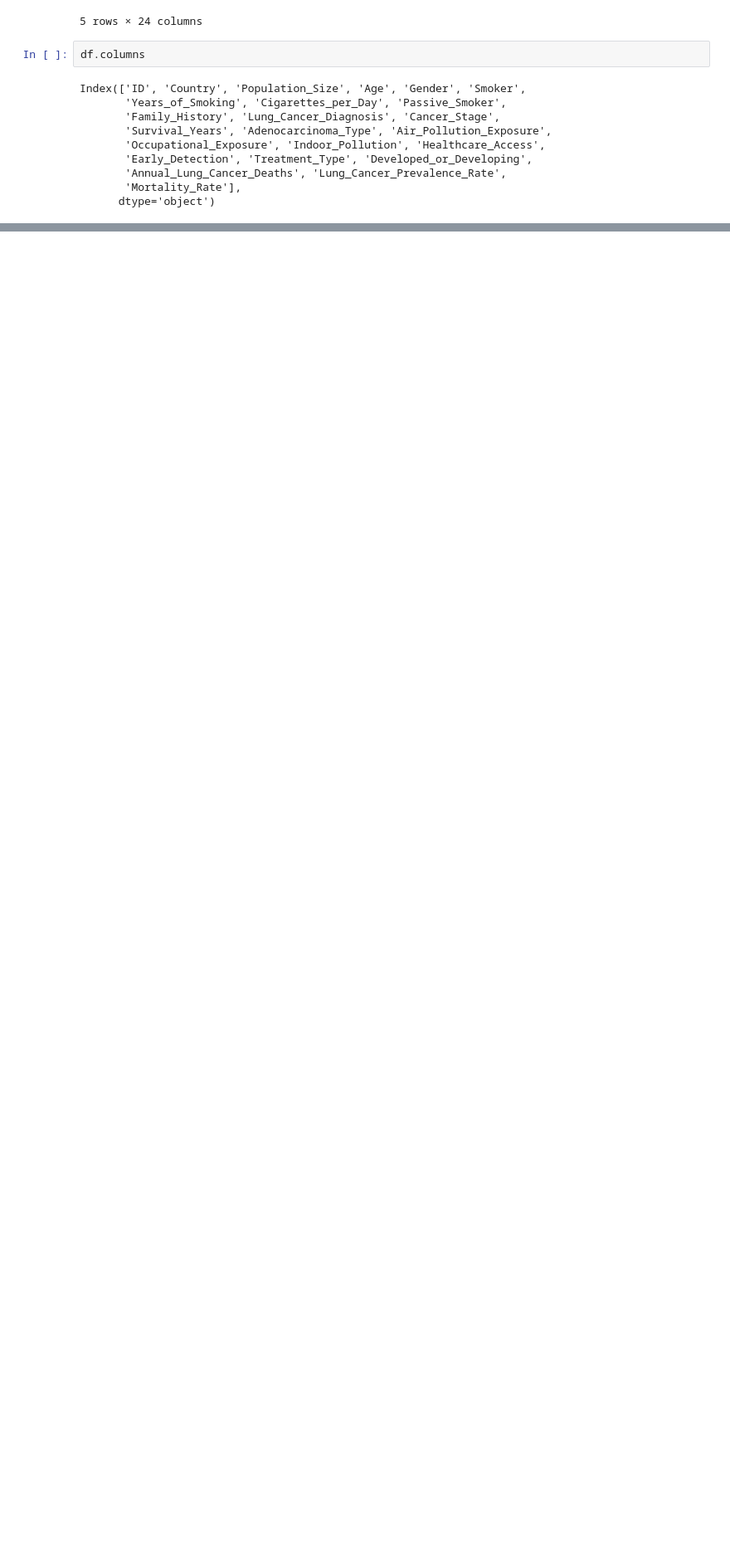
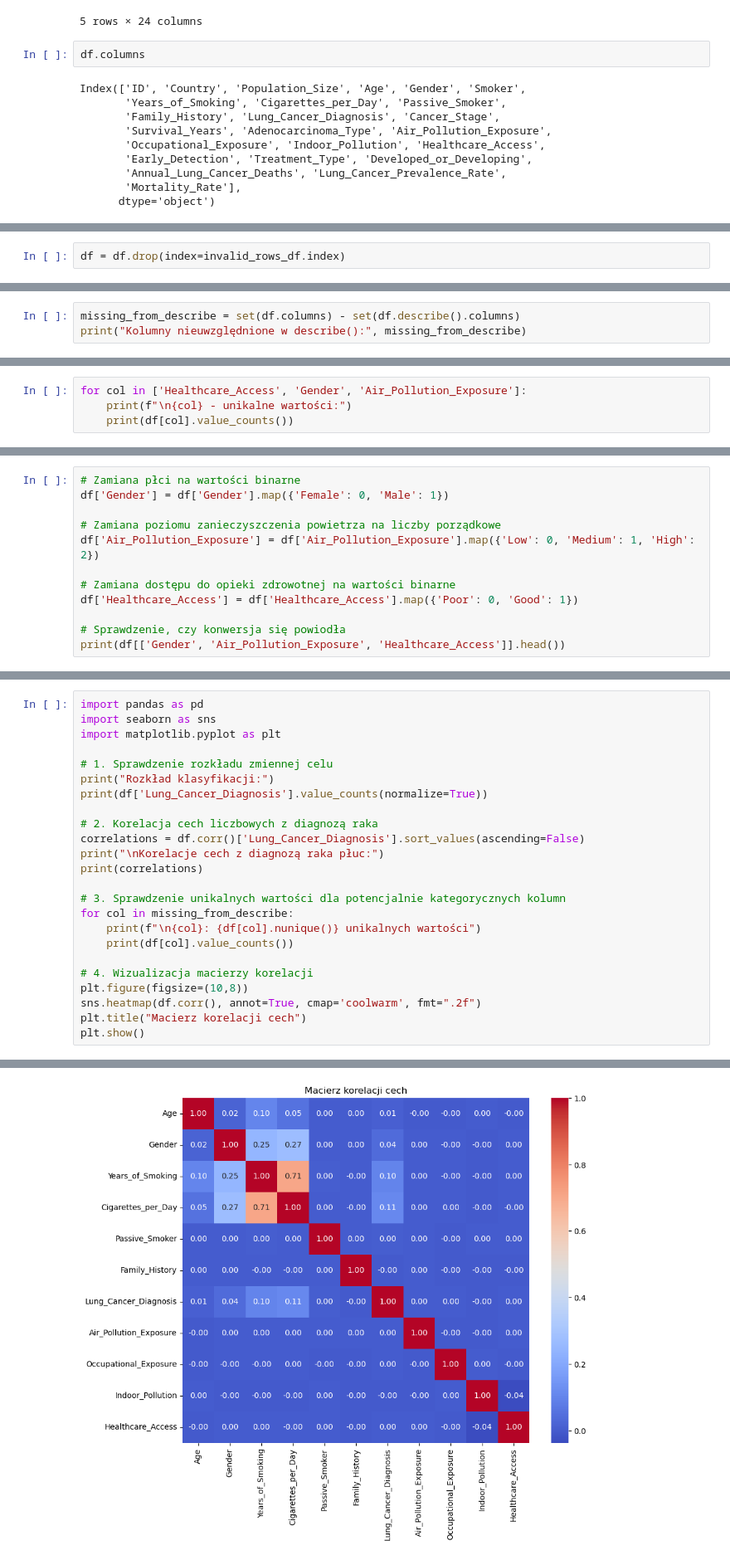
Before and after one commit to kacpert20/machine_learning_lung_cancer, a Jupyter notebook: preparing_data.ipynb, the cells around one changed output, grey strips where cells are left out. Shown at 83% size. Drawn from its saved outputs; the diff is of its cells as text; blank space fills up the shorter version.

```diff
--- a/preparing_data.ipynb
+++ b/preparing_data.ipynb
@@ -73,0 +139,2 @@ Indoor_Pollution                    0.002329          1.000000
+# %%
+df = df.drop(index=invalid_rows_df.index)
@@ -73,0 +153,3 @@ Indoor_Pollution                    0.002329          1.000000
+# %%
+missing_from_describe = set(df.columns) - set(df.describe().columns)
+print("Kolumny nieuwzględnione w describe():", missing_from_describe)
@@ -73,0 +158,4 @@ Indoor_Pollution                    0.002329          1.000000
+# %%
+for col in ['Healthcare_Access', 'Gender', 'Air_Pollution_Exposure']:
+    print(f"\n{col} - unikalne wartości:")
+    print(df[col].value_counts())
@@ -73,0 +181,12 @@ Indoor_Pollution                    0.002329          1.000000
+# %%
+# Zamiana płci na wartości binarne
+df['Gender'] = df['Gender'].map({'Female': 0, 'Male': 1})
+
+# Zamiana poziomu zanieczyszczenia powietrza na liczby porządkowe
+df['Air_Pollution_Exposure'] = df['Air_Pollution_Exposure'].map({'Low': 0, 'Medium': 1, 'High': 2})
+
+# Zamiana dostępu do opieki zdrowotnej na wartości binarne
+df['Healthcare_Access'] = df['Healthcare_Access'].map({'Poor': 0, 'Good': 1})
+
+# Sprawdzenie, czy konwersja się powiodła
+print(df[['Gender', 'Air_Pollution_Exposure', 'Healthcare_Access']].head())
@@ -73,0 +200,25 @@ Indoor_Pollution                    0.002329          1.000000
+# %%
+import pandas as pd
+import seaborn as sns
+import matplotlib.pyplot as plt
+
+# 1. Sprawdzenie rozkładu zmiennej celu
+print("Rozkład klasyfikacji:")
+print(df['Lung_Cancer_Diagnosis'].value_counts(normalize=True))
+
+# 2. Korelacja cech liczbowych z diagnozą raka
+correlations = df.corr()['Lung_Cancer_Diagnosis'].sort_values(ascending=False)
+print("\nKorelacje cech z diagnozą raka płuc:")
+print(correlations)
+
+# 3. Sprawdzenie unikalnych wartości dla potencjalnie kategorycznych kolumn
+for col in missing_from_describe:
+    print(f"\n{col}: {df[col].nunique()} unikalnych wartości")
+    print(df[col].value_counts())
+
+# 4. Wizualizacja macierzy korelacji
+plt.figure(figsize=(10,8))
+sns.heatmap(df.corr(), annot=True, cmap='coolwarm', fmt=".2f")
+plt.title("Macierz korelacji cech")
+plt.show()
+# %% [output]
@@ -73,0 +242 @@ Indoor_Pollution                    0.002329          1.000000
+[figure, added]
```
Also changed, not shown: parts of 10 cells of this notebook, 1 other file.
